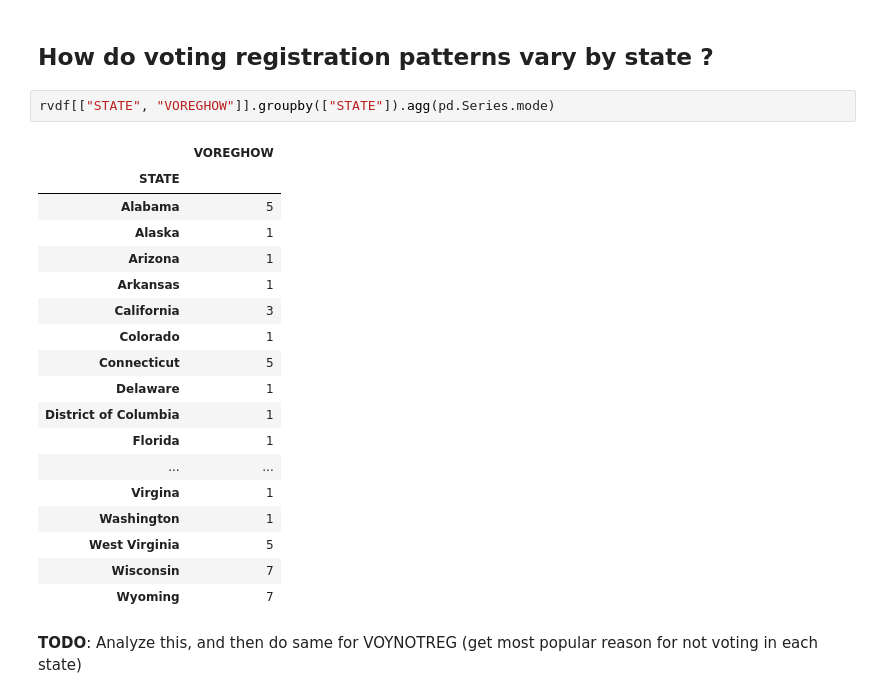
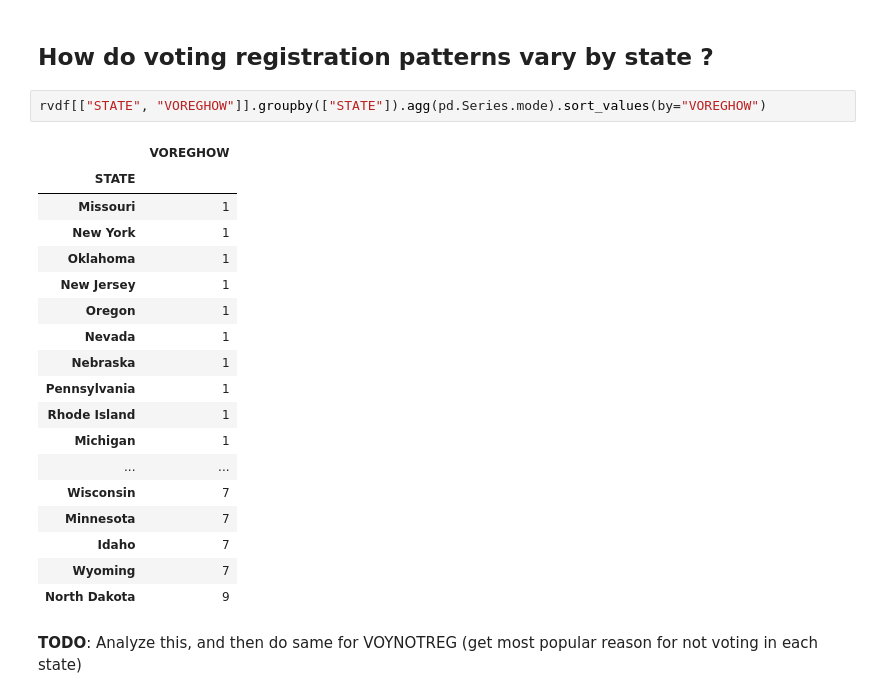
Before and after one commit to mdesilva/Data-Science, a Jupyter notebook: ASA2020FallDataChallenge/Analysis.ipynb, the cells around one changed output. Drawn from its saved outputs; the diff is of its cells as text.

```diff
--- a/ASA2020FallDataChallenge/Analysis.ipynb
+++ b/ASA2020FallDataChallenge/Analysis.ipynb
@@ -410,26 +405,26 @@ The most popular reason for not voting for those with ***some school but no dipl
 # %% [markdown]
 ## How do voting registration patterns vary by state ?
 # %%
-rvdf[["STATE", "VOREGHOW"]].groupby(["STATE"]).agg(pd.Series.mode)
+rvdf[["STATE", "VOREGHOW"]].groupby(["STATE"]).agg(pd.Series.mode).sort_values(by="VOREGHOW")
 # %% [output]
 |  | VOREGHOW |
 | STATE |  |
-| Alabama | 5 |
-| Alaska | 1 |
-| Arizona | 1 |
-| Arkansas | 1 |
-| California | 3 |
-| Colorado | 1 |
-| Connecticut | 5 |
-| Delaware | 1 |
-| District of Columbia | 1 |
-| Florida | 1 |
+| Missouri | 1 |
+| New York | 1 |
+| Oklahoma | 1 |
+| New Jersey | 1 |
+| Oregon | 1 |
+| Nevada | 1 |
+| Nebraska | 1 |
+| Pennsylvania | 1 |
+| Rhode Island | 1 |
+| Michigan | 1 |
 | ... | ... |
-| Virgina | 1 |
-| Washington | 1 |
-| West Virginia | 5 |
 | Wisconsin | 7 |
+| Minnesota | 7 |
+| Idaho | 7 |
 | Wyoming | 7 |
+| North Dakota | 9 |
 # %% [markdown]
 **TODO**: Analyze this, and then do same for VOYNOTREG (get most popular reason for not voting in each state)
 # %% [markdown]
```
Also changed, not shown: parts of 16 cells of this notebook.
